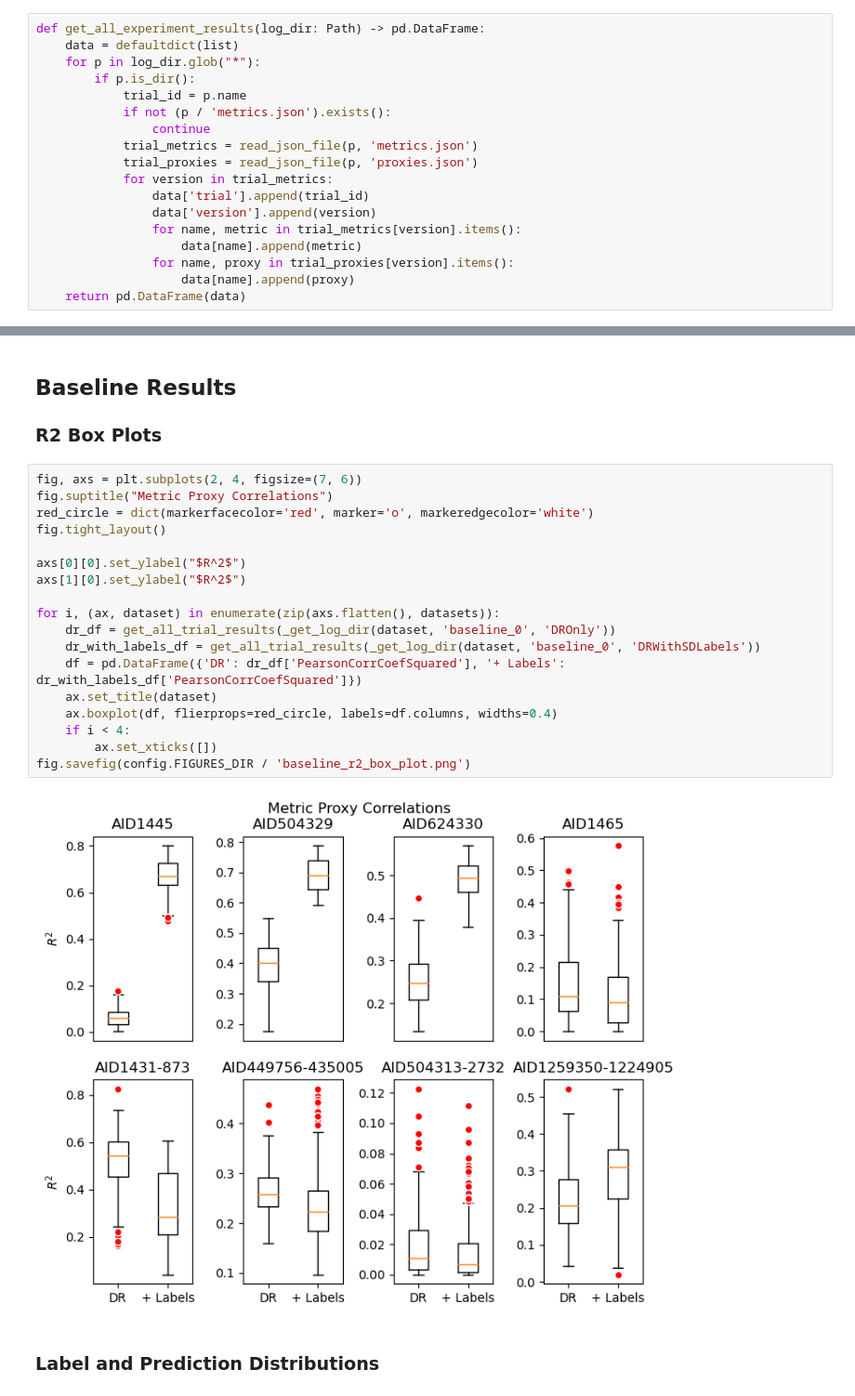
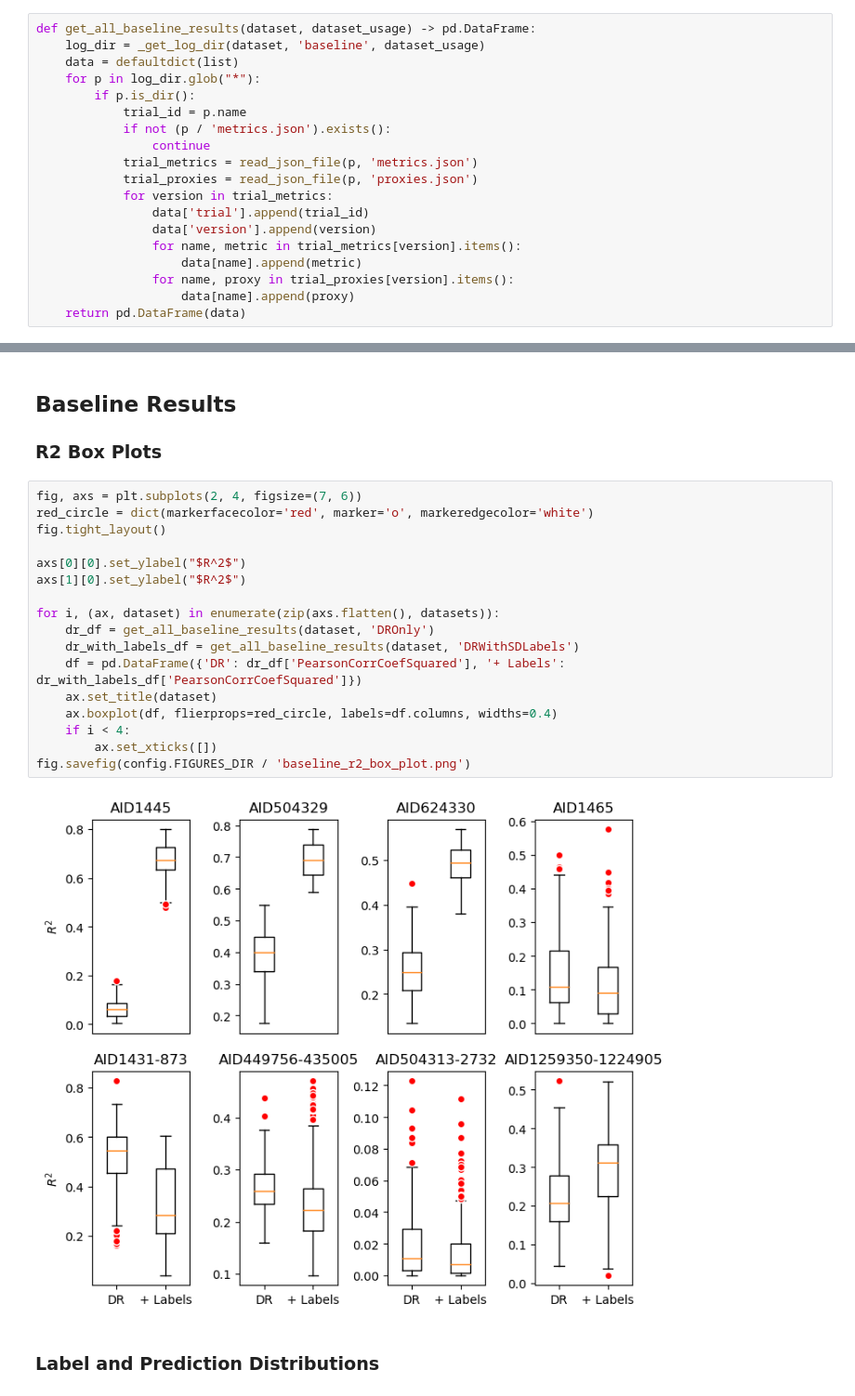
Before and after one commit to harryknighton/drug-discovery-automl, a Jupyter notebook: src/notebooks/evaluation.ipynb, the cells around one changed output, grey strips where cells are left out. Shown: that part at 93% size. Saved outputs shown, nothing was run; the diff lists cells and outputs as text.

```diff
--- a/src/notebooks/evaluation.ipynb
+++ b/src/notebooks/evaluation.ipynb
@@ -53,7 +53,8 @@ METRIC_HIGHER_IS_BETTER = {
     'ConceptCompleteness': True,
 }
 # %%
-def get_all_experiment_results(log_dir: Path) -> pd.DataFrame:
+def get_all_baseline_results(dataset, dataset_usage) -> pd.DataFrame:
+    log_dir = _get_log_dir(dataset, 'baseline', dataset_usage)
     data = defaultdict(list)
     for p in log_dir.glob("*"):
         if p.is_dir():
@@ -125,24 +126,23 @@ def calculate_confidence_interval(losses: list[torch.Tensor]):
 ### R2 Box Plots
 # %%
 fig, axs = plt.subplots(2, 4, figsize=(7, 6))
-fig.suptitle("Metric Proxy Correlations")
 red_circle = dict(markerfacecolor='red', marker='o', markeredgecolor='white')
 fig.tight_layout()
 
 axs[0][0].set_ylabel("$R^2$")
 axs[1][0].set_ylabel("$R^2$")
 
 for i, (ax, dataset) in enumerate(zip(axs.flatten(), datasets)):
-    dr_df = get_all_trial_results(_get_log_dir(dataset, 'baseline_0', 'DROnly'))
-    dr_with_labels_df = get_all_trial_results(_get_log_dir(dataset, 'baseline_0', 'DRWithSDLabels'))
+    dr_df = get_all_baseline_results(dataset, 'DROnly')
+    dr_with_labels_df = get_all_baseline_results(dataset, 'DRWithSDLabels')
     df = pd.DataFrame({'DR': dr_df['PearsonCorrCoefSquared'], '+ Labels': dr_with_labels_df['PearsonCorrCoefSquared']})
     ax.set_title(dataset)
     ax.boxplot(df, flierprops=red_circle, labels=df.columns, widths=0.4)
     if i < 4:
         ax.set_xticks([])
 fig.savefig(config.FIGURES_DIR / 'baseline_r2_box_plot.png')
 # %% [output]
-[figure, old version]
+[figure, new version]
 # %% [markdown]
 ### Label and Prediction Distributions
 # %%
```
Also changed, not shown: parts of 6 cells of this notebook.
